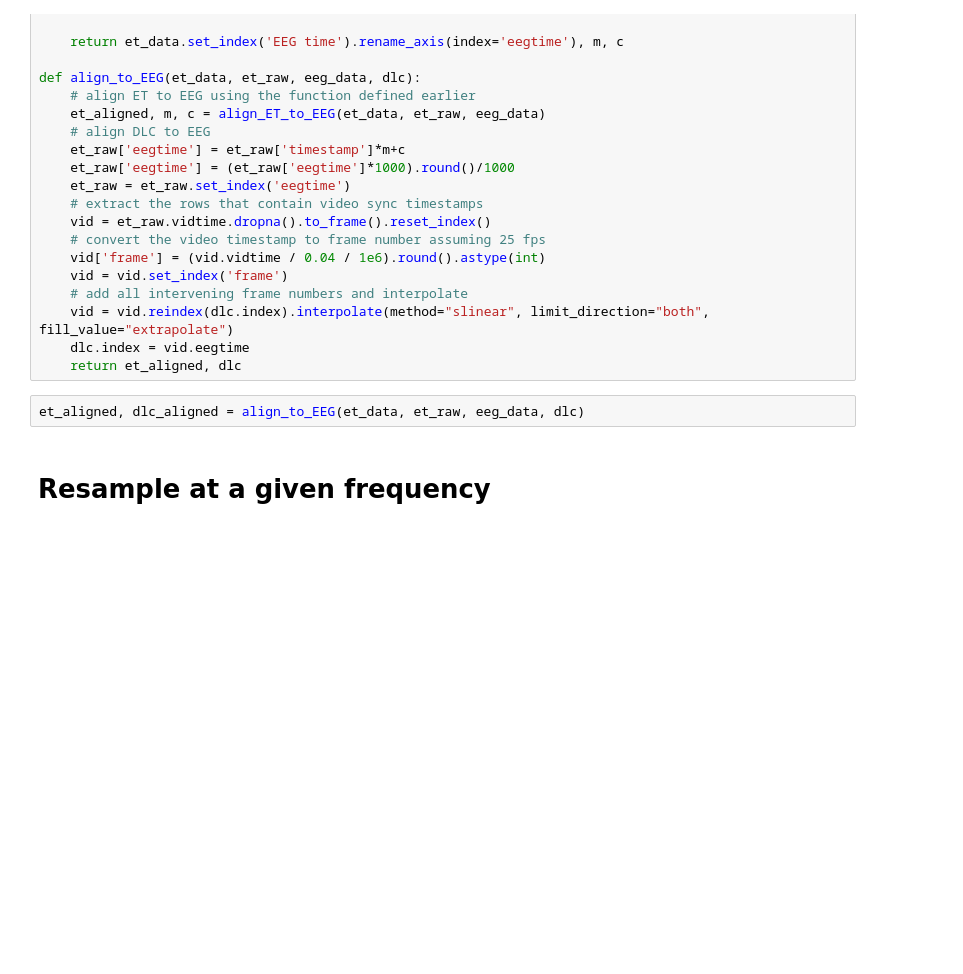
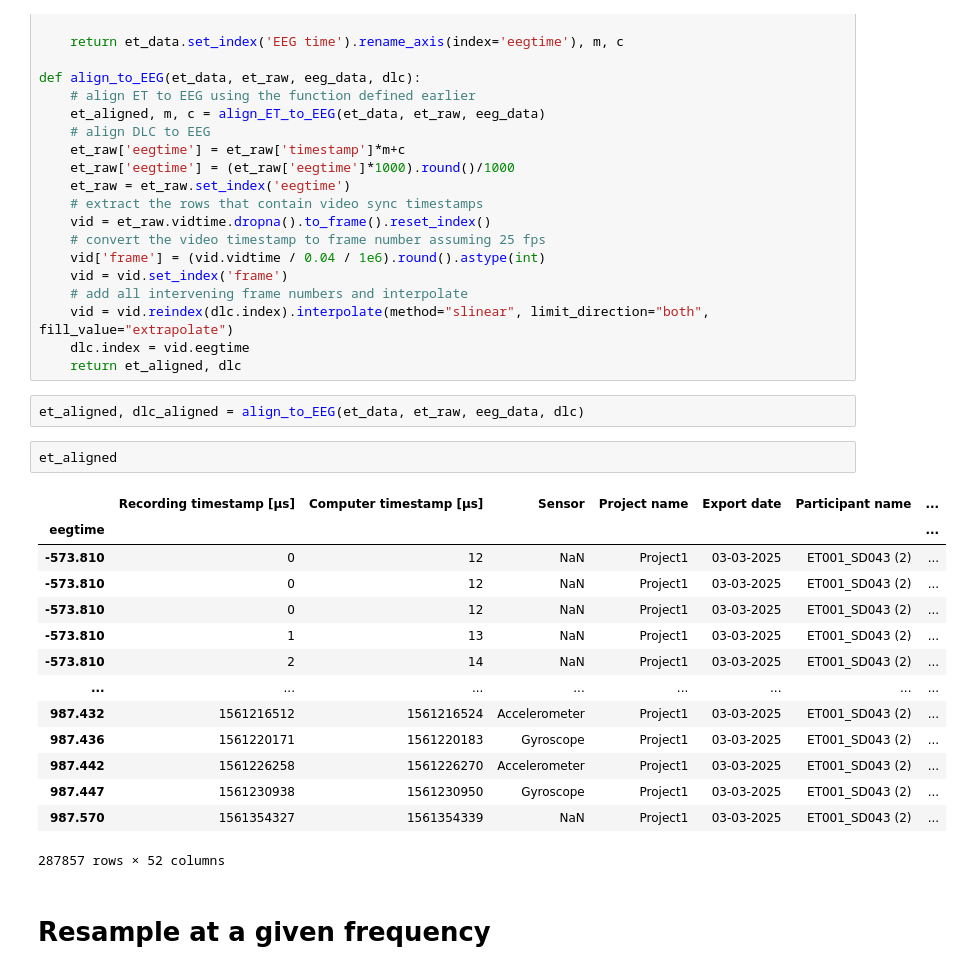
Before and after one commit to csndl-iitd/snippets, a Jupyter notebook: tobii_pro_2_ET_video_EEG_sync/tobii_pro_2_et_video_eeg_sync.ipynb, the cells around one changed output. Saved outputs shown, nothing was run; the diff lists cells and outputs as text; blank space fills up the shorter version.

```diff
--- a/tobii_pro_2_ET_video_EEG_sync/tobii_pro_2_et_video_eeg_sync.ipynb
+++ b/tobii_pro_2_ET_video_EEG_sync/tobii_pro_2_et_video_eeg_sync.ipynb
@@ -373,6 +373,23 @@ def align_to_EEG(et_data, et_raw, eeg_data, dlc):
     return et_aligned, dlc
 # %%
 et_aligned, dlc_aligned = align_to_EEG(et_data, et_raw, eeg_data, dlc)
+# %%
+et_aligned
+# %% [output]
+|  | Recording timestamp [μs] | Computer timestamp [μs] | Sensor | Project name | Export date | Participant name | ... |
+| eegtime |  |  |  |  |  |  | ... |
+| -573.810 | 0 | 12 | NaN | Project1 | 03-03-2025 | ET001_SD043 (2) | ... |
+| -573.810 | 0 | 12 | NaN | Project1 | 03-03-2025 | ET001_SD043 (2) | ... |
+| -573.810 | 0 | 12 | NaN | Project1 | 03-03-2025 | ET001_SD043 (2) | ... |
+| -573.810 | 1 | 13 | NaN | Project1 | 03-03-2025 | ET001_SD043 (2) | ... |
+| -573.810 | 2 | 14 | NaN | Project1 | 03-03-2025 | ET001_SD043 (2) | ... |
+| ... | ... | ... | ... | ... | ... | ... | ... |
+| 987.432 | 1561216512 | 1561216524 | Accelerometer | Project1 | 03-03-2025 | ET001_SD043 (2) | ... |
+| 987.436 | 1561220171 | 1561220183 | Gyroscope | Project1 | 03-03-2025 | ET001_SD043 (2) | ... |
+| 987.442 | 1561226258 | 1561226270 | Accelerometer | Project1 | 03-03-2025 | ET001_SD043 (2) | ... |
+| 987.447 | 1561230938 | 1561230950 | Gyroscope | Project1 | 03-03-2025 | ET001_SD043 (2) | ... |
+| 987.570 | 1561354327 | 1561354339 | NaN | Project1 | 03-03-2025 | ET001_SD043 (2) | ... |
+287857 rows × 52 columns
 # %% [markdown]
 # Resample at a given frequency
 # %%
```
Also changed, not shown: 1 other file.
